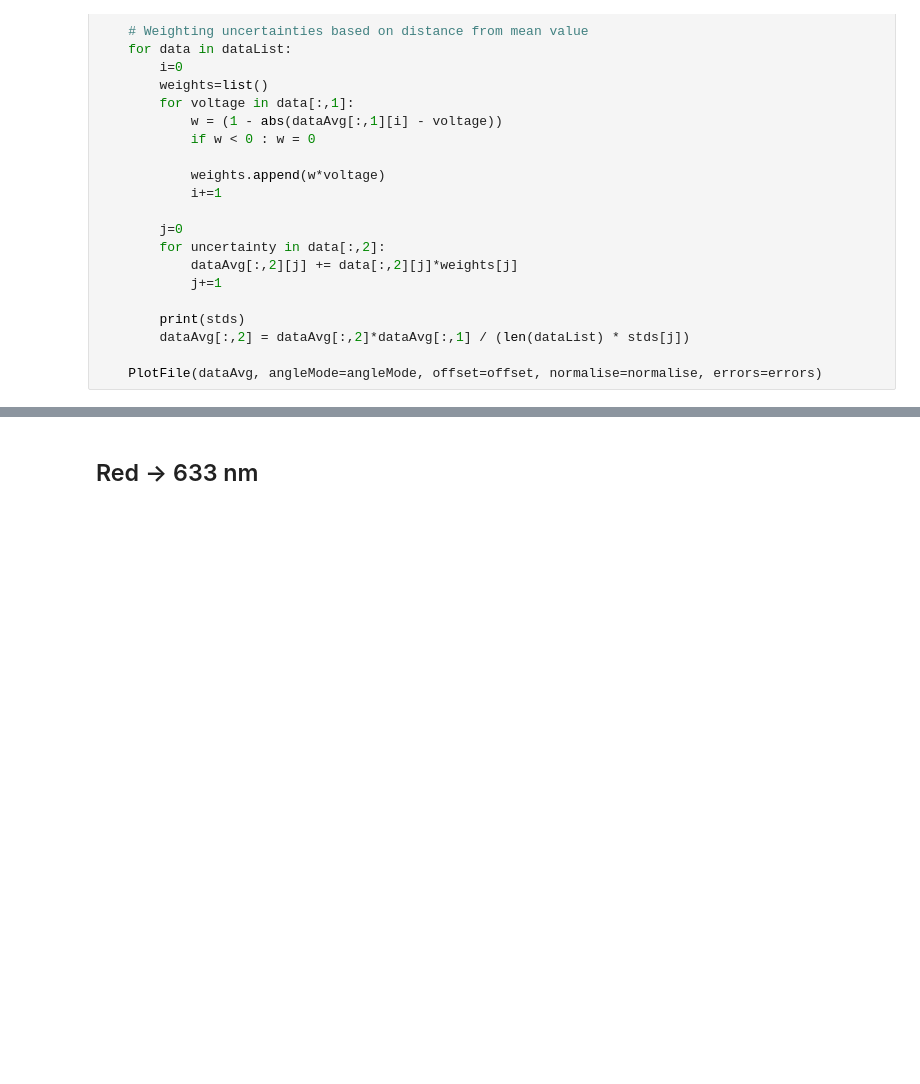
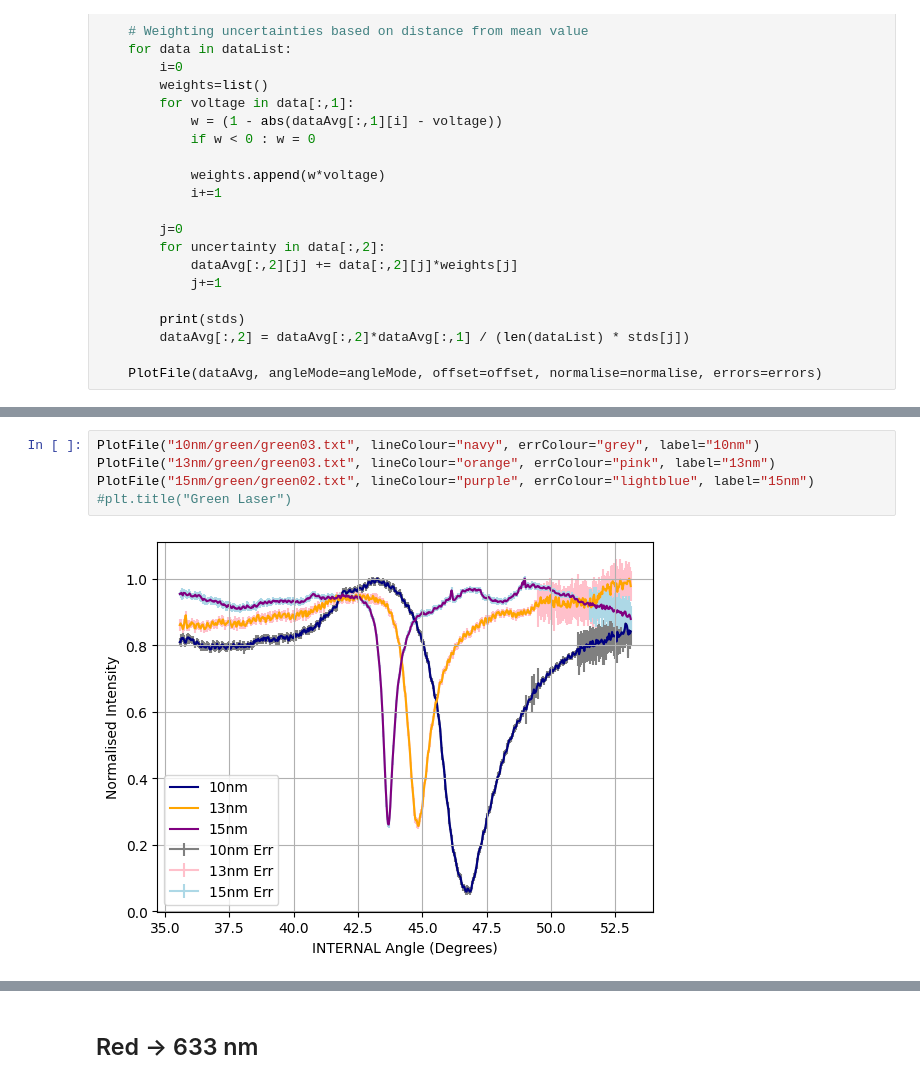
Before and after one commit to daraghhollman/UCD_PASS_Labs, a Jupyter notebook: Surface_Plasmons/Python/surfacePlasmonsAnalysis.ipynb, the cells around one changed output, grey strips where cells are left out. Cells and saved outputs as stored; diff of their text form; blank space fills up the shorter version.

```diff
--- a/Surface_Plasmons/Python/surfacePlasmonsAnalysis.ipynb
+++ b/Surface_Plasmons/Python/surfacePlasmonsAnalysis.ipynb
@@ -138,0 +147,7 @@ def PlotAverageFiles(pathList, angleMode="external", offset=0, normalise=True, e
+# %%
+PlotFile("10nm/green/green03.txt", lineColour="navy", errColour="grey", label="10nm")
+PlotFile("13nm/green/green03.txt", lineColour="orange", errColour="pink", label="13nm")
+PlotFile("15nm/green/green02.txt", lineColour="purple", errColour="lightblue", label="15nm")
+#plt.title("Green Laser")
+# %% [output]
+[figure, added]
```
Also changed, not shown: parts of 3 cells of this notebook, 3 other files.
